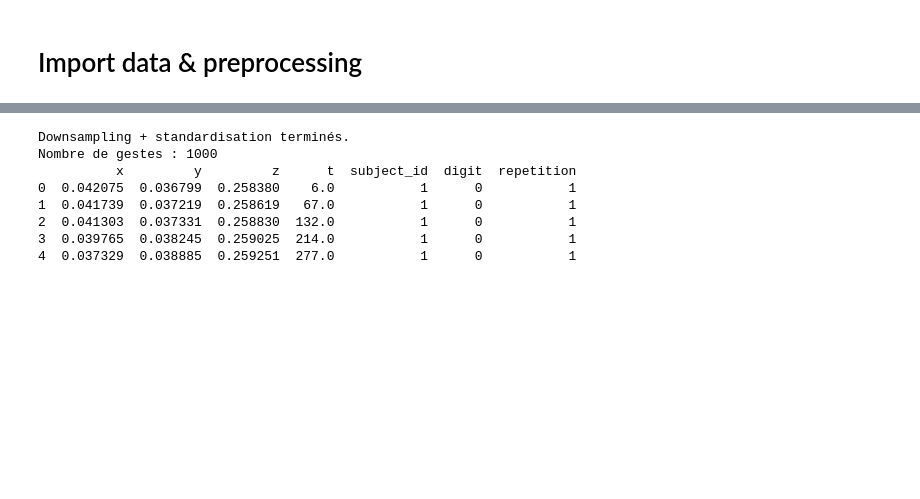
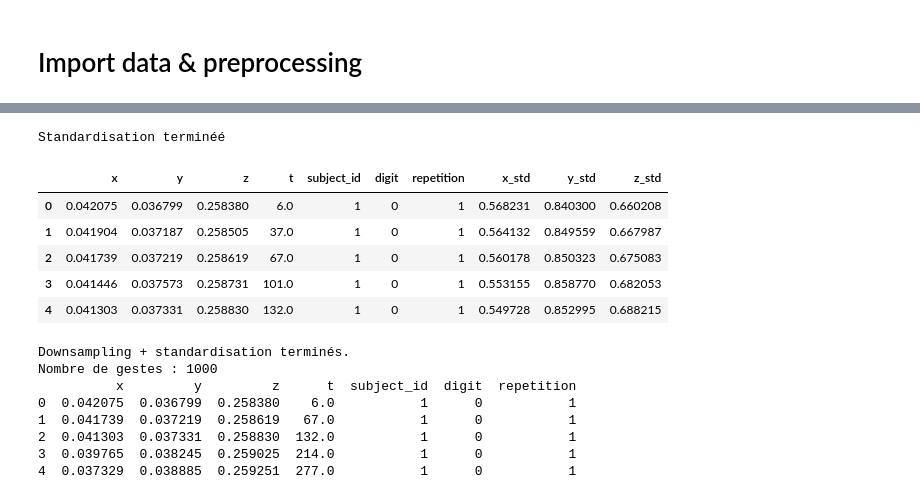
Before and after one commit to nmohymont/Gesture-Recognition-Project, a Jupyter notebook: advanced_method_pytorch.ipynb, the cells around one changed output, grey strips where cells are left out. Cells and saved outputs as stored; diff of their text form; code cells hidden in the pictures; blank space fills up the shorter version.

```diff
--- a/advanced_method_pytorch.ipynb
+++ b/advanced_method_pytorch.ipynb
@@ -78,3 +144,18 @@ Domain 1 chargé.
+# %%
+df_domain1_std = df_domain1.groupby(
+    ['subject_id', 'digit', 'repetition'], group_keys=False
+    ).apply(standardize_group)
+
+print("Standardisation terminéé")
+df_domain1_std.head()
+# %% [output]
+Standardisation terminéé
+|  | x | y | z | t | subject_id | digit | repetition | x_std | y_std | z_std |
+| 0 | 0.042075 | 0.036799 | 0.258380 | 6.0 | 1 | 0 | 1 | 0.568231 | 0.840300 | 0.660208 |
+| 1 | 0.041904 | 0.037187 | 0.258505 | 37.0 | 1 | 0 | 1 | 0.564132 | 0.849559 | 0.667987 |
+| 2 | 0.041739 | 0.037219 | 0.258619 | 67.0 | 1 | 0 | 1 | 0.560178 | 0.850323 | 0.675083 |
+| 3 | 0.041446 | 0.037573 | 0.258731 | 101.0 | 1 | 0 | 1 | 0.553155 | 0.858770 | 0.682053 |
+| 4 | 0.041303 | 0.037331 | 0.258830 | 132.0 | 1 | 0 | 1 | 0.549728 | 0.852995 | 0.688215 |
 # %%
 df_domain1_downsampled = (
     df_domain1.groupby(['subject_id', 'digit', 'repetition'], group_keys=False)
```
Also changed, not shown: parts of 27 cells of this notebook, 3 other files.
